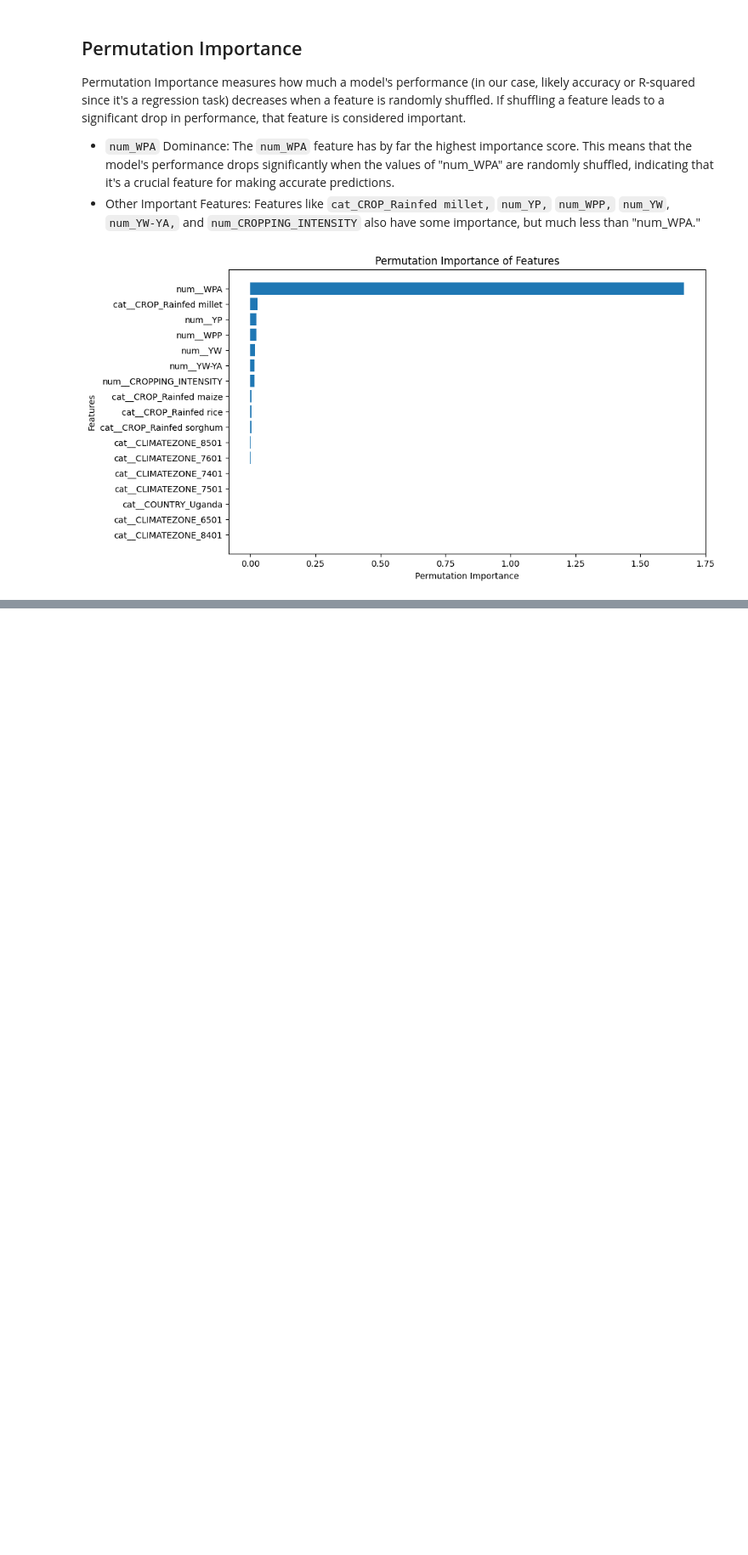
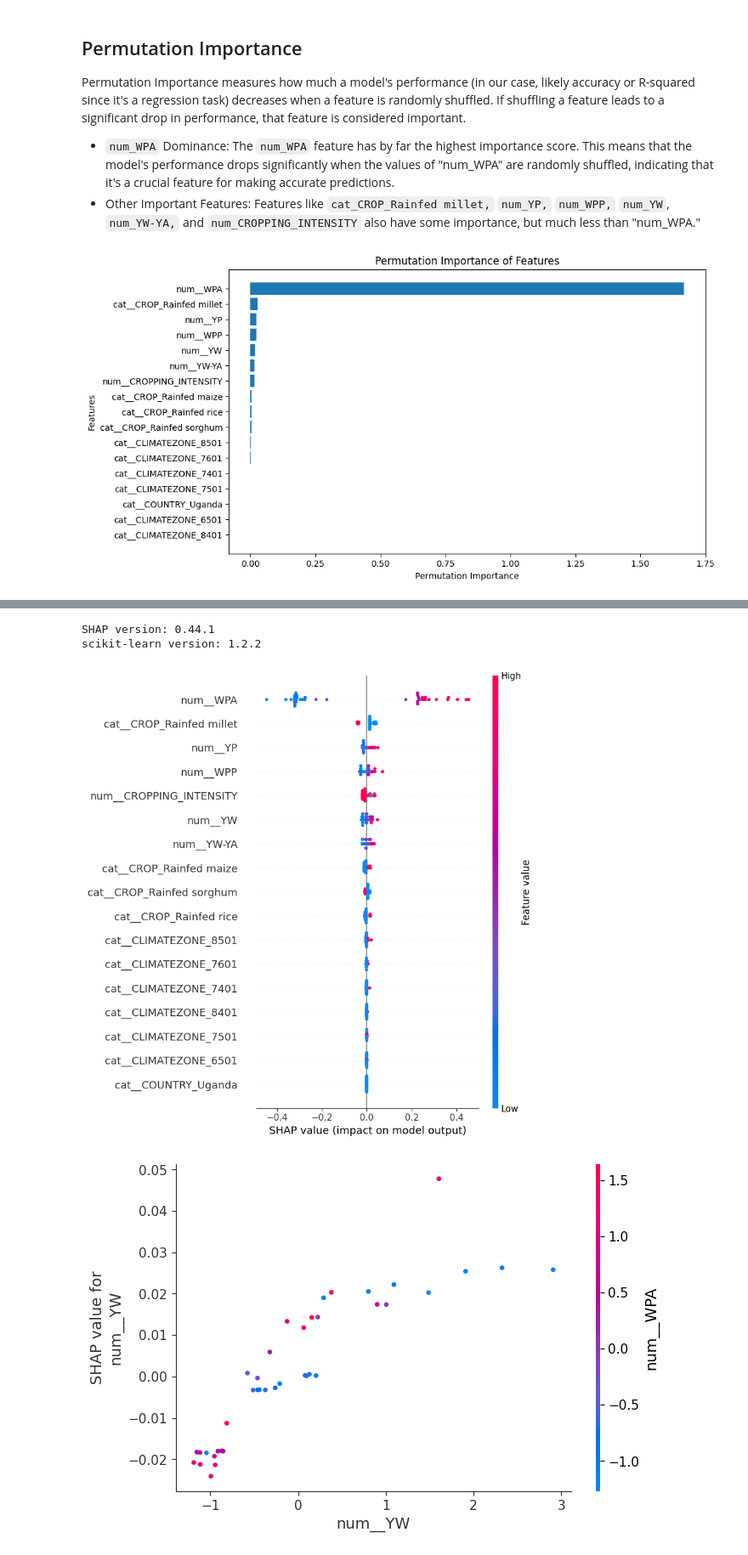
Before and after one commit to Naggayi-Daphne-Pearl/Crop-Prediction-project, a Jupyter notebook: sparsegraph-based-anomaly-detection-for-yield-loss.ipynb, the cells around one changed output, grey strips where cells are left out. Shown at 85% size. Cells and saved outputs as stored; diff of their text form; code cells hidden in the pictures; blank space fills up the shorter version.

Commit message:
Kaggle Notebook | SparseGraph-Based Anomaly Detection for Yield Loss | Version 16

```diff
--- a/sparsegraph-based-anomaly-detection-for-yield-loss.ipynb
+++ b/sparsegraph-based-anomaly-detection-for-yield-loss.ipynb
@@ -405,0 +428,40 @@ explanation.show_in_notebook()
+# %%
+import shap
+import sklearn
+
+print(f"SHAP version: {shap.__version__}")
+print(f"scikit-learn version: {sklearn.__version__}")
+# %% [output]
+SHAP version: 0.44.1
+scikit-learn version: 1.2.2
+# %%
+import shap
+import pandas as pd
+import numpy as np
+from sklearn.ensemble import RandomForestRegressor
+import matplotlib.pyplot as plt
+
+# Assuming X_transformed is your preprocessed data (DataFrame) and rf_model is your trained model
+
+# Create a SHAP explainer
+explainer = shap.TreeExplainer(rf_model)
+
+# Calculate SHAP values
+shap_values = explainer.shap_values(X_transformed)
+
+# Visualize SHAP values
+# Summary plot
+shap.summary_plot(shap_values, X_transformed, feature_names=X_transformed.columns)
+plt.show()
+
+# Force plot for the first instance
+example_index = 0
+shap.force_plot(explainer.expected_value, shap_values[example_index], X_transformed.iloc[example_index], feature_names=X_transformed.columns)
+
+# Dependence plot for the first feature
+feature_index = 0
+shap.dependence_plot(feature_index, shap_values, X_transformed, feature_names=X_transformed.columns)
+plt.show()
+# %% [output]
+[figure, added]
+[figure, added]
```
Also changed, not shown: parts of 5 cells of this notebook.
